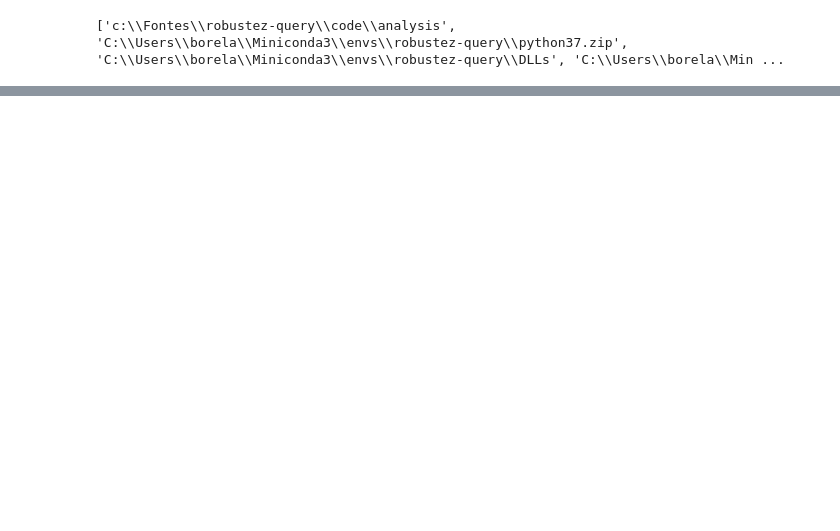
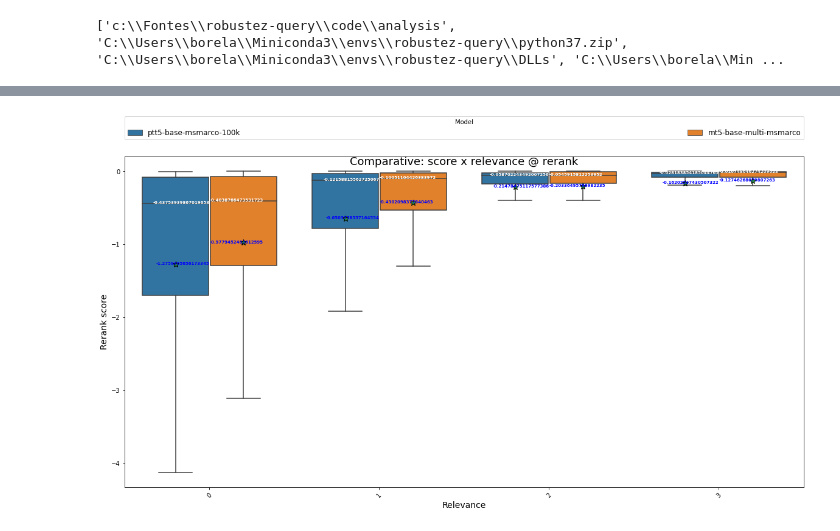
Before and after one commit to leonardo3108/robustez-query, a Jupyter notebook: code/analysis/explore_score_for_relevant_search_rerank.ipynb, the cells around one changed output, grey strips where cells are left out. Cells and saved outputs as stored; diff of their text form; code cells hidden in the pictures; blank space fills up the shorter version.

```diff
--- a/code/analysis/explore_score_for_relevant_search_rerank.ipynb
+++ b/code/analysis/explore_score_for_relevant_search_rerank.ipynb
@@ -39,0 +44,38 @@ df.groupby('eval').agg({'score':['mean', 'count', 'median', 'min', 'max', 'std',
+# %%
+fig_dims = (20, 10)
+fig, ax = plt.subplots(figsize=fig_dims)
+ax = sns.boxplot(x='eval', hue='id_modelo',  y="score", ax=ax,  data=df, showfliers = False, showmeans=True, meanprops={"marker": "*",
+                       "markeredgecolor": "black",
+                       "markersize": "10"})
+plt.xlabel('Relevance', fontsize=14)
+plt.ylabel('Rerank score', fontsize=14)
+plt.xticks(rotation=45)
+ax.set_title('Comparative: score x relevance @ rerank', y=1.0, pad=-14, fontsize=18)
+plt.legend(bbox_to_anchor=(0., 1.05, 1., 1.02), loc=3, ncol=3,  borderaxespad=0., mode="expand", fontsize=12, title = 'Model')
+
+medians = df.query("id_modelo == 'mt5-base-multi-msmarco'" ).groupby(['eval'])['score'].median()
+means = df.query("id_modelo == 'mt5-base-multi-msmarco'" ).groupby(['eval'])['score'].mean()
+vertical_offset = df.query("id_modelo == 'mt5-base-multi-msmarco'" )['score'].median() * 0.05 # offset from median for display
+
+for xtick in ax.get_xticks():
+    ax.text(xtick,medians[xtick] + vertical_offset,medians[xtick],
+            horizontalalignment='left',size='x-small',color='w',weight='semibold')
+# vertical_offset = df['score'].mean() * 0.05 # offset from median for display
+    ax.text(xtick,means[xtick] + vertical_offset,means[xtick],
+            horizontalalignment='left',size='x-small',color='b',weight='semibold')
+
+
+medians = df.query("id_modelo == 'ptt5-base-msmarco-100k'" ).groupby(['eval'])['score'].median()
+means = df.query("id_modelo == 'ptt5-base-msmarco-100k'" ).groupby(['eval'])['score'].mean()
+vertical_offset = df.query("id_modelo == 'ptt5-base-msmarco-100k'" )['score'].median() * 0.05 # offset from median for display
+
+for xtick in ax.get_xticks():
+    ax.text(xtick,medians[xtick] + vertical_offset,medians[xtick],
+            horizontalalignment='right',size='x-small',color='w',weight='semibold')
+# vertical_offset = df['score'].mean() * 0.05 # offset from median for display
+    ax.text(xtick,means[xtick] + vertical_offset,means[xtick],
+            horizontalalignment='right',size='x-small',color='b',weight='semibold')
+
+plt.show()
+# %% [output]
+[figure, added]
```
Also changed, not shown: parts of 9 cells of this notebook, 2 other files.
